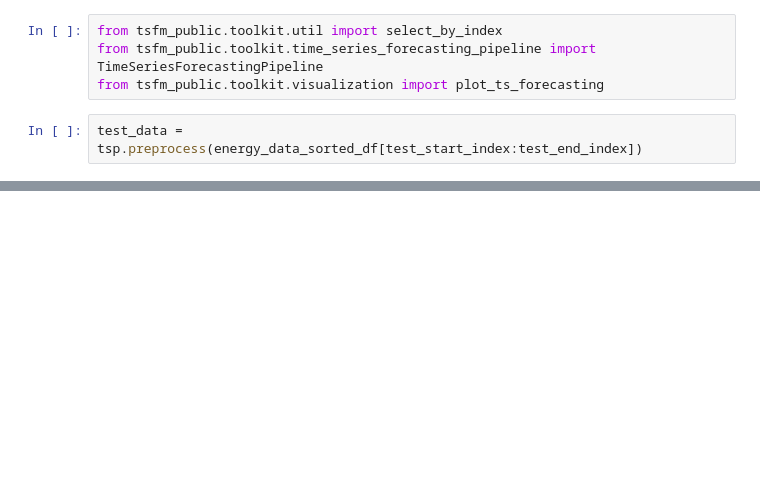
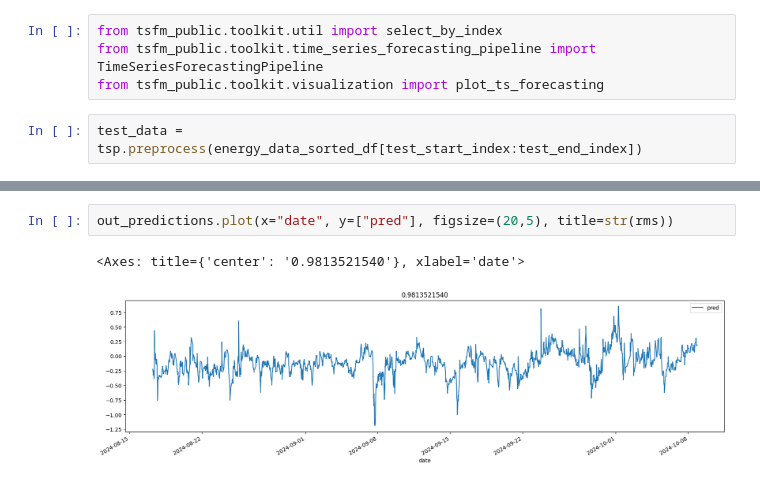
Before and after one commit to thomassuedbroecker/granite-tsfm, a Jupyter notebook: notebooks/example/engery-example.ipynb, the cells around one changed output, grey strips where cells are left out. Saved outputs shown, nothing was run; the diff lists cells and outputs as text; blank space fills up the shorter version.

```diff
--- a/notebooks/example/engery-example.ipynb
+++ b/notebooks/example/engery-example.ipynb
@@ -338,0 +413,5 @@ out_predictions.plot(x="date", y=["pred", "actual"], figsize=(20,5), title=str(r
+# %%
+out_predictions.plot(x="date", y=["pred"], figsize=(20,5), title=str(rms))
+# %% [output]
+<Axes: title={'center': '0.9813521540'}, xlabel='date'>
+[figure, added]
```
Also changed, not shown: parts of 8 cells of this notebook, 1 other file.
